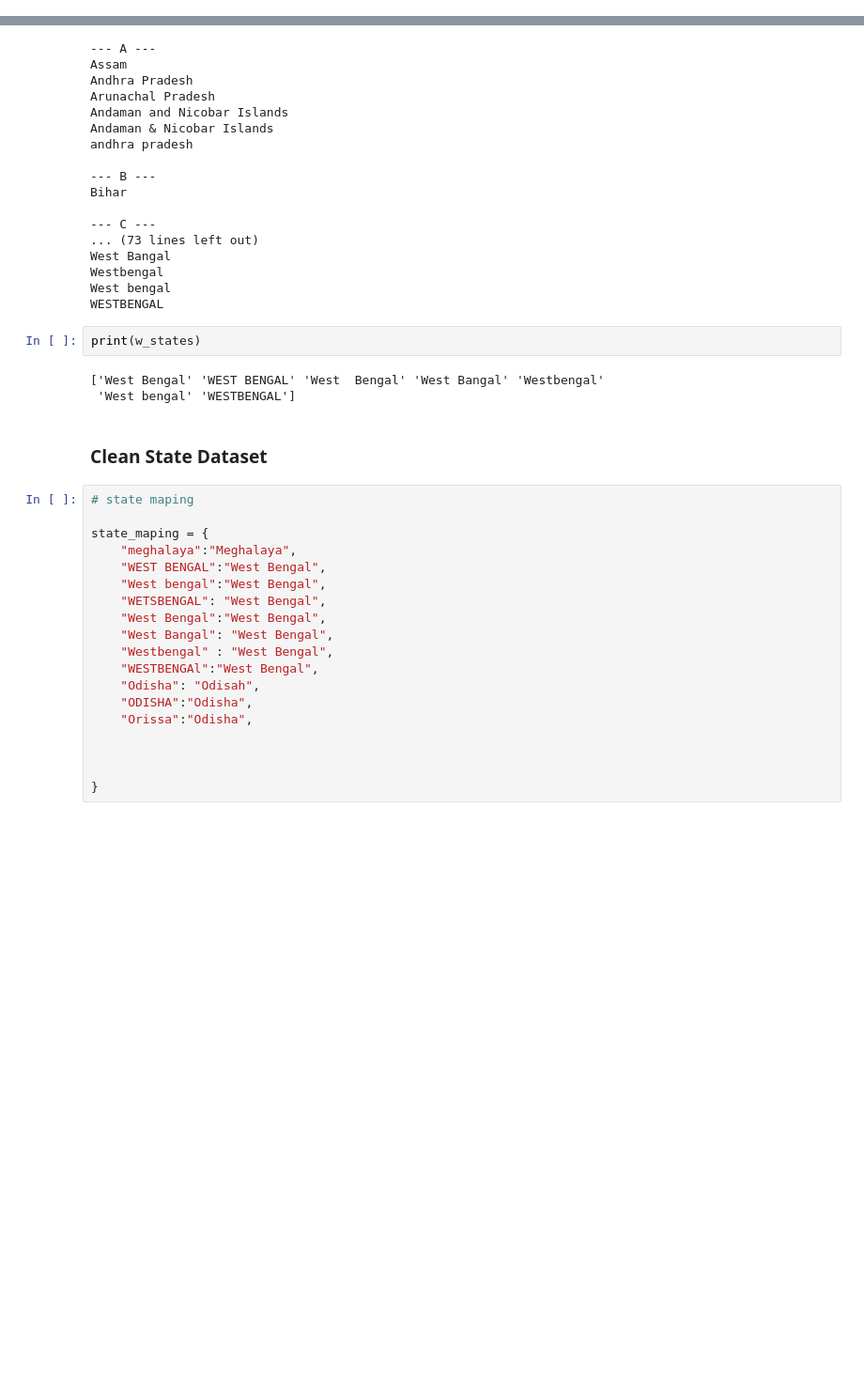
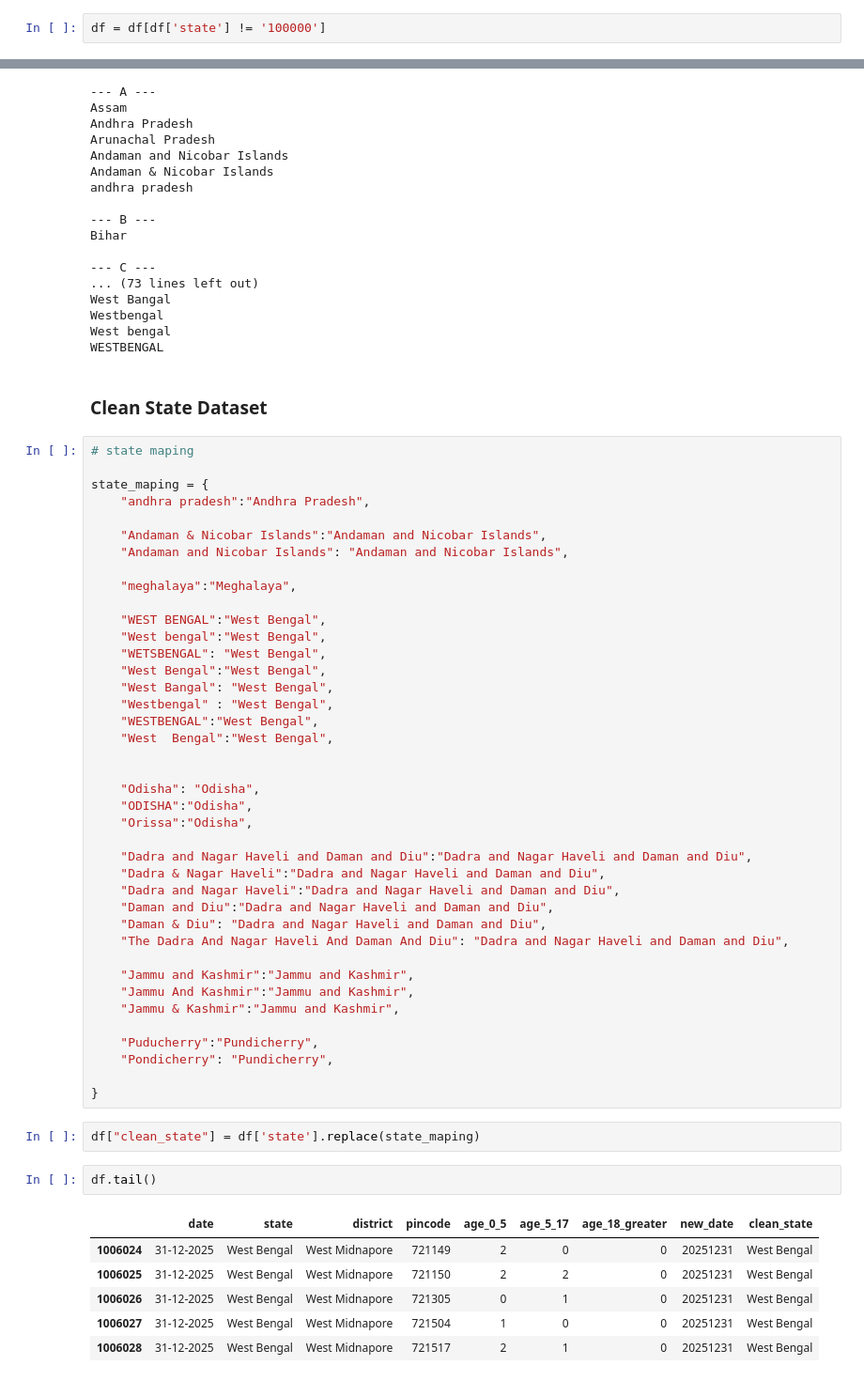
Before and after one commit to ytsubhadip/UIDAI_5916, a Jupyter notebook: Enrolment_data_nootbook.ipynb, the cells around one changed output, grey strips where cells are left out. Shown at 94% size. Cells and saved outputs as stored; diff of their text form; blank space fills up the shorter version.

```diff
--- a/Enrolment_data_nootbook.ipynb
+++ b/Enrolment_data_nootbook.ipynb
@@ -364,6 +254,8 @@ array(['Meghalaya', 'Karnataka', 'Uttar Pradesh', 'Bihar', 'Maharashtra',
 df['state'].nunique()
 # %% [output]
 55
+# %%
+df = df[df['state'] != '100000']
 # %%
 import pandas as pd
 import string
@@ -400,29 +292,56 @@ West Bangal
 Westbengal
 West bengal
 WESTBENGAL
-# %%
-print(w_states)
-# %% [output]
-['West Bengal' 'WEST BENGAL' 'West  Bengal' 'West Bangal' 'Westbengal'
- 'West bengal' 'WESTBENGAL']
 # %% [markdown]
 ### Clean State Dataset
 # %%
 # state maping
 
 state_maping = {
+    "andhra pradesh":"Andhra Pradesh",
+
+    "Andaman & Nicobar Islands":"Andaman and Nicobar Islands",
+    "Andaman and Nicobar Islands": "Andaman and Nicobar Islands",
+
     "meghalaya":"Meghalaya",
+
     "WEST BENGAL":"West Bengal",
     "West bengal":"West Bengal",
     "WETSBENGAL": "West Bengal",
     "West Bengal":"West Bengal",
     "West Bangal": "West Bengal",
     "Westbengal" : "West Bengal",
-    "WESTBENGAl":"West Bengal",
-    "Odisha": "Odisah",
+    "WESTBENGAL":"West Bengal",
+    "West  Bengal":"West Bengal",
+
+
+    "Odisha": "Odisha",
     "ODISHA":"Odisha",
     "Orissa":"Odisha",
 
+    "Dadra and Nagar Haveli and Daman and Diu":"Dadra and Nagar Haveli and Daman and Diu",
+    "Dadra & Nagar Haveli":"Dadra and Nagar Haveli and Daman and Diu",
+    "Dadra and Nagar Haveli":"Dadra and Nagar Haveli and Daman and Diu",
+    "Daman and Diu":"Dadra and Nagar Haveli and Daman and Diu",
+    "Daman & Diu": "Dadra and Nagar Haveli and Daman and Diu",
+    "The Dadra And Nagar Haveli And Daman And Diu": "Dadra and Nagar Haveli and Daman and Diu",
 
+    "Jammu and Kashmir":"Jammu and Kashmir",
+    "Jammu And Kashmir":"Jammu and Kashmir",
+    "Jammu & Kashmir":"Jammu and Kashmir",
+
+    "Puducherry":"Pundicherry",
+    "Pondicherry": "Pundicherry",
 
 }
+# %%
+df["clean_state"] = df['state'].replace(state_maping)
+# %%
+df.tail()
+# %% [output]
+|  | date | state | district | pincode | age_0_5 | age_5_17 | age_18_greater | new_date | clean_state |
+| 1006024 | 31-12-2025 | West Bengal | West Midnapore | 721149 | 2 | 0 | 0 | 20251231 | West Bengal |
+| 1006025 | 31-12-2025 | West Bengal | West Midnapore | 721150 | 2 | 2 | 0 | 20251231 | West Bengal |
+| 1006026 | 31-12-2025 | West Bengal | West Midnapore | 721305 | 0 | 1 | 0 | 20251231 | West Bengal |
+| 1006027 | 31-12-2025 | West Bengal | West Midnapore | 721504 | 1 | 0 | 0 | 20251231 | West Bengal |
+| 1006028 | 31-12-2025 | West Bengal | West Midnapore | 721517 | 2 | 1 | 0 | 20251231 | West Bengal |
```
Also changed, not shown: parts of 54 cells of this notebook.
